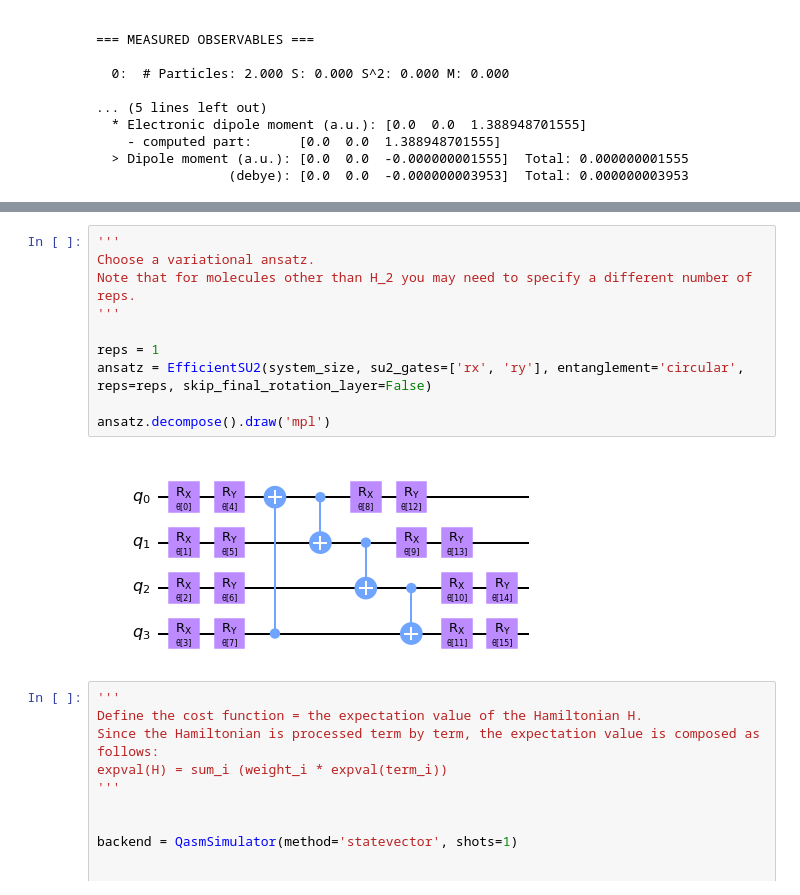
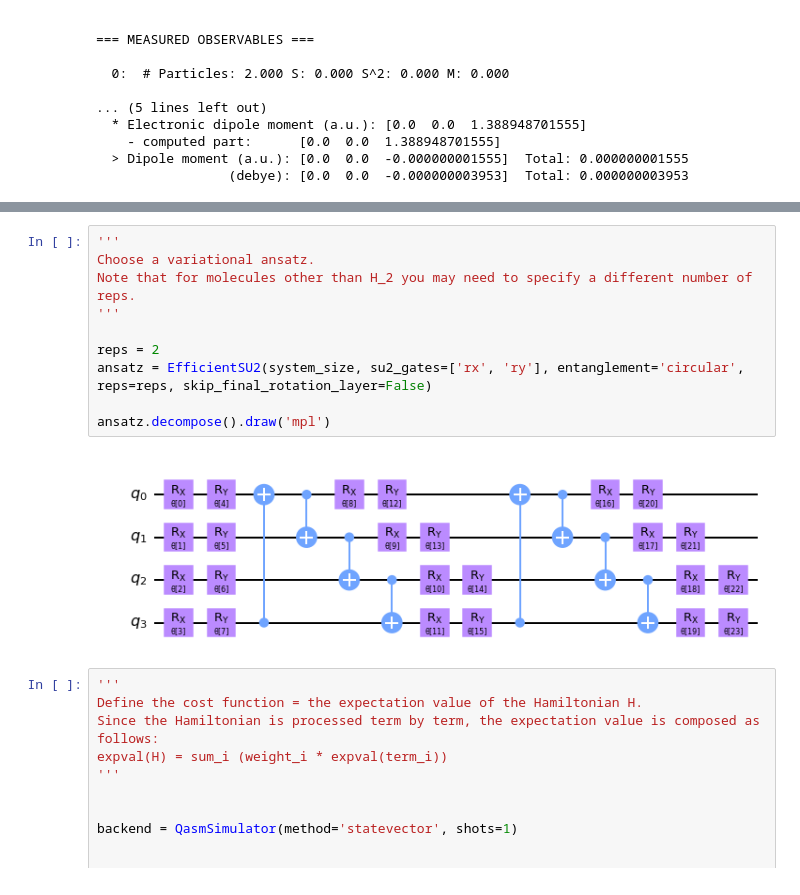
Before and after one commit to renatawong/classical-shadow-vqe, a Jupyter notebook: esp_dcs_optimized.ipynb, the cells around one changed output, grey strips where cells are left out. Cells and saved outputs as stored; diff of their text form.

```diff
--- a/esp_dcs_optimized.ipynb
+++ b/esp_dcs_optimized.ipynb
@@ -201,15 +201,15 @@ Absolute weights:
 # %%
 '''
 Choose a variational ansatz.
 Note that for molecules other than H_2 you may need to specify a different number of reps.
 '''
 
-reps = 1
+reps = 2
 ansatz = EfficientSU2(system_size, su2_gates=['rx', 'ry'], entanglement='circular', reps=reps, skip_final_rotation_layer=False)
 
 ansatz.decompose().draw('mpl')
 # %% [output]
-[figure, old version]
+[figure, new version]
 # %%
 '''
 Define the cost function = the expectation value of the Hamiltonian H.
```
Also changed, not shown: parts of 1 cell of this notebook.
